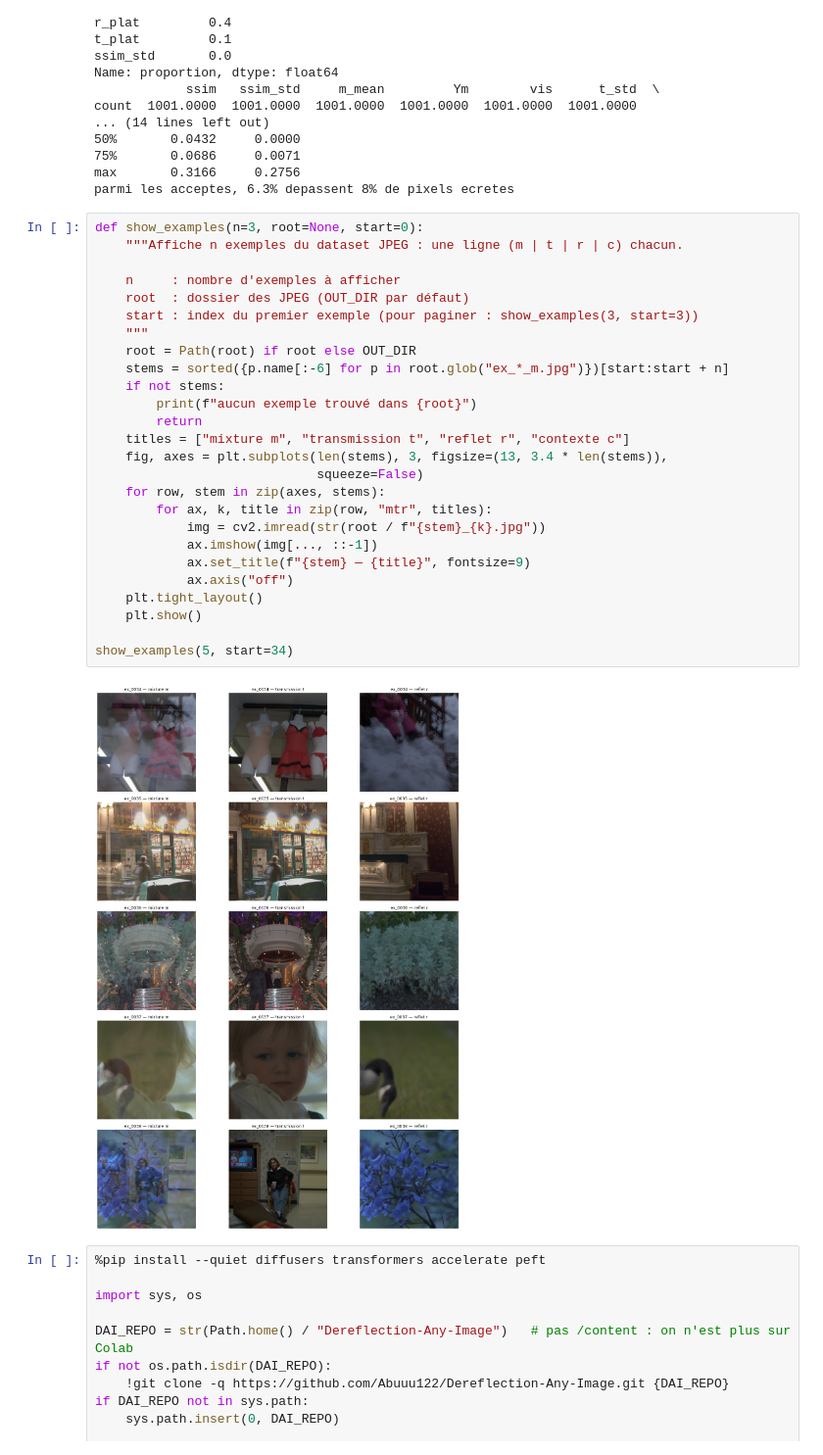
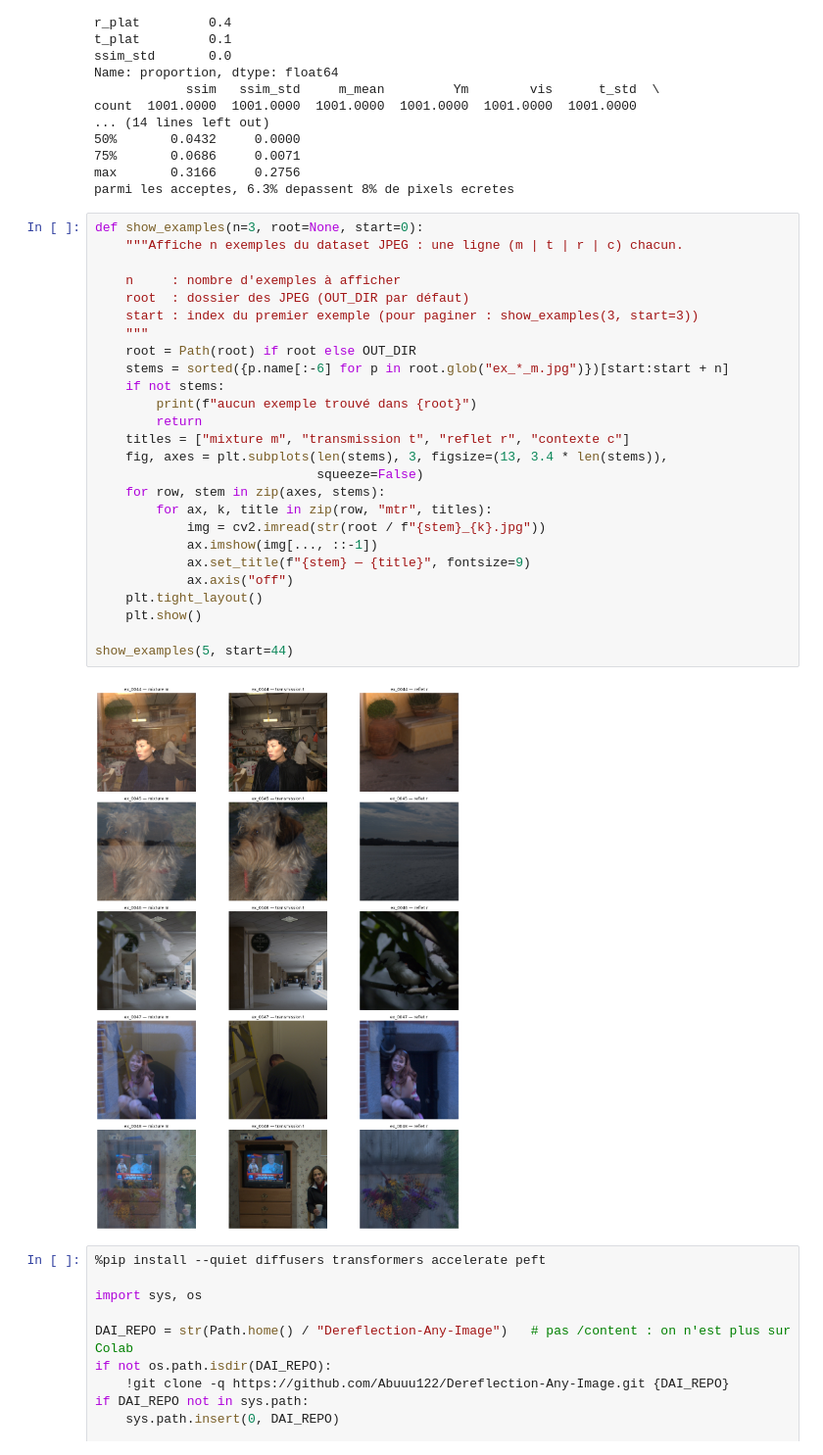
Before and after one commit to TheTrigun99/ProjectsDL, a Jupyter notebook: codingpapers/data_clean.ipynb, the cells around one changed output. Shown at 98% size. Saved outputs shown, nothing was run; the diff lists cells and outputs as text.

```diff
--- a/codingpapers/data_clean.ipynb
+++ b/codingpapers/data_clean.ipynb
@@ -1451,31 +1451,31 @@ parmi les acceptes, 6.3% depassent 8% de pixels ecretes
 # %%
 def show_examples(n=3, root=None, start=0):
     """Affiche n exemples du dataset JPEG : une ligne (m | t | r | c) chacun.
 
     n     : nombre d'exemples à afficher
     root  : dossier des JPEG (OUT_DIR par défaut)
     start : index du premier exemple (pour paginer : show_examples(3, start=3))
     """
     root = Path(root) if root else OUT_DIR
     stems = sorted({p.name[:-6] for p in root.glob("ex_*_m.jpg")})[start:start + n]
     if not stems:
         print(f"aucun exemple trouvé dans {root}")
         return
     titles = ["mixture m", "transmission t", "reflet r", "contexte c"]
     fig, axes = plt.subplots(len(stems), 3, figsize=(13, 3.4 * len(stems)),
                              squeeze=False)
     for row, stem in zip(axes, stems):
         for ax, k, title in zip(row, "mtr", titles):
             img = cv2.imread(str(root / f"{stem}_{k}.jpg"))
             ax.imshow(img[..., ::-1])
             ax.set_title(f"{stem} — {title}", fontsize=9)
             ax.axis("off")
     plt.tight_layout()
     plt.show()
 
-show_examples(5, start=34)
+show_examples(5, start=44)
 # %% [output]
-[figure, old version]
+[figure, new version]
 # %%
 %pip install --quiet diffusers transformers accelerate peft
 
```
Also changed, not shown: parts of 1 cell of this notebook.
